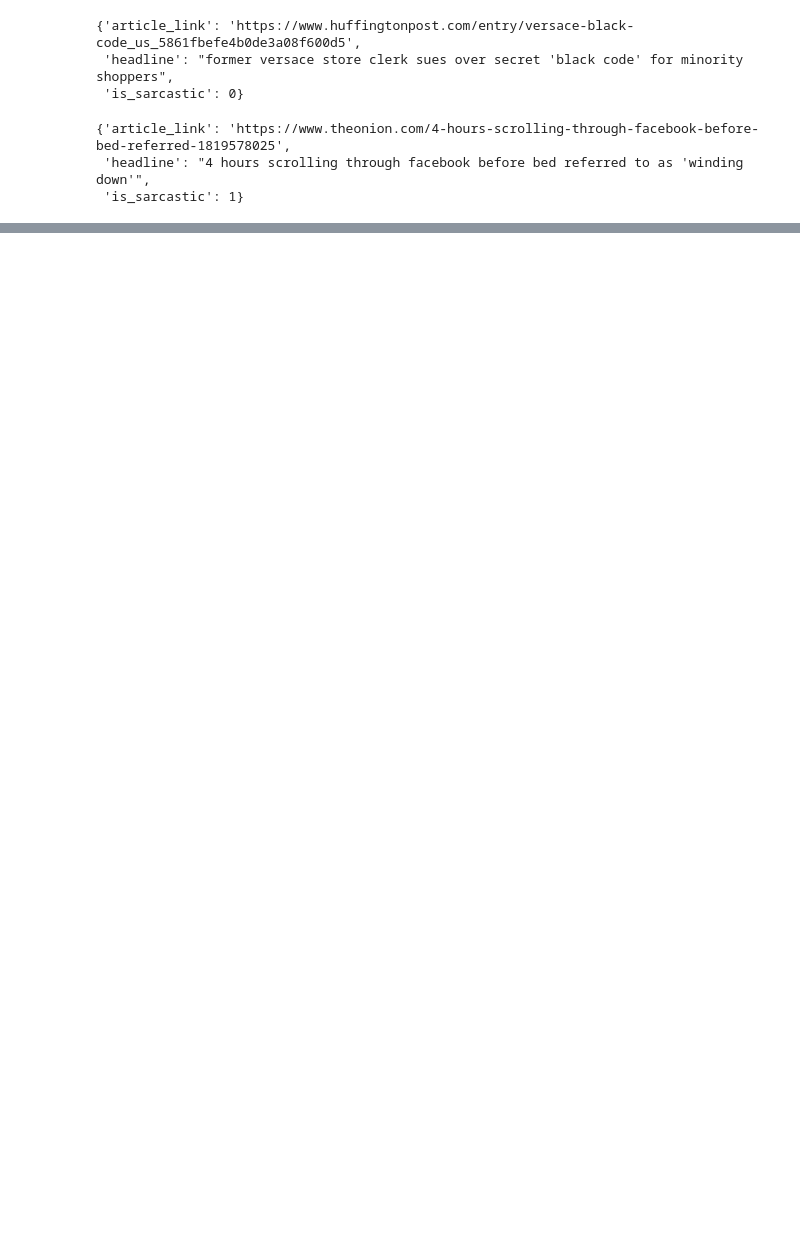
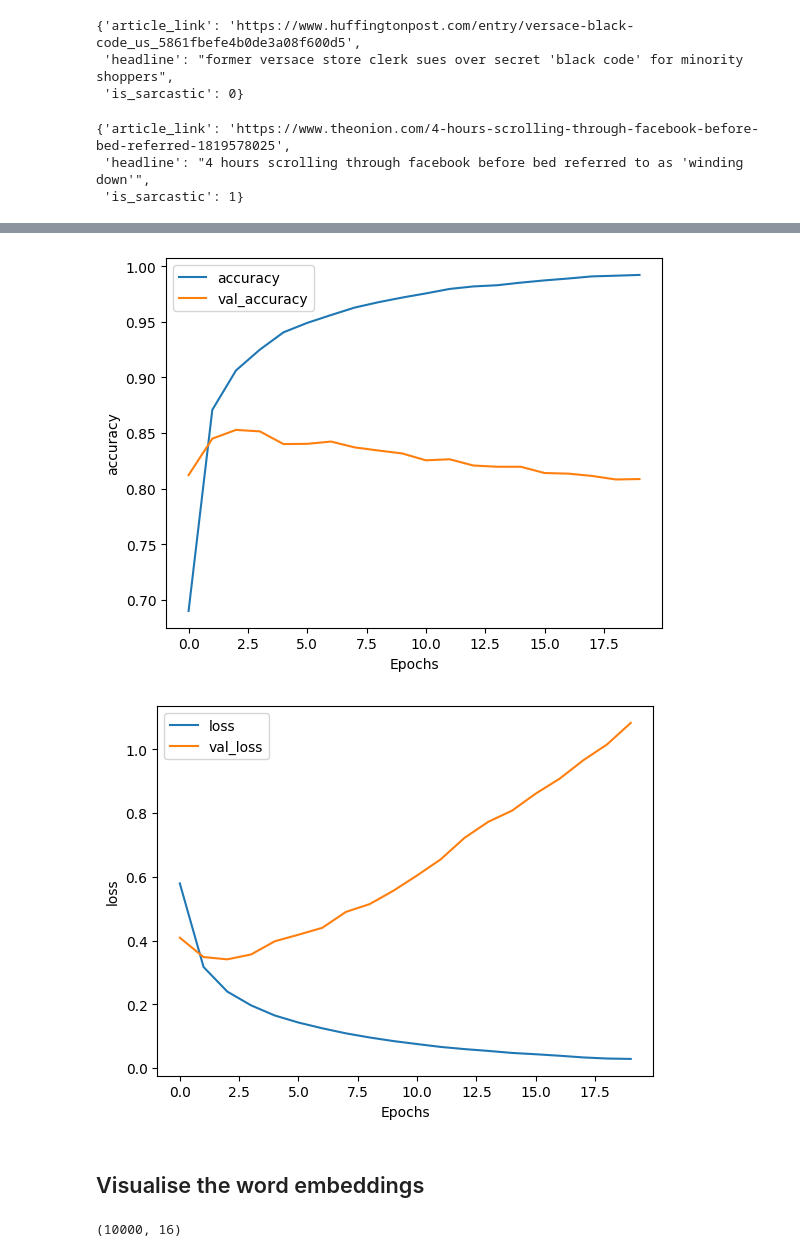
Before and after one commit to shielamms/Tensorflow-Notebooks, a Jupyter notebook: Text_Preprocessing_for_Sentiment_Analysis_in_TF.ipynb, the cells around one changed output, grey strips where cells are left out. Drawn from its saved outputs; the diff is of its cells as text; code cells hidden in the pictures; blank space fills up the shorter version.

Commit message:
added model with embeddings

```diff
--- a/Text_Preprocessing_for_Sentiment_Analysis_in_TF.ipynb
+++ b/Text_Preprocessing_for_Sentiment_Analysis_in_TF.ipynb
@@ -84,0 +91,8 @@ for entry in data:
+# %%
+train_split = 0.8
+train_size = int(train_split * len(sentences))
+
+train_sentences = sentences[:train_size]
+train_labels = labels[:train_size]
+test_sentences = sentences[train_size:]
+test_labels = labels[train_size:]
@@ -113,0 +174,9 @@ Padded sequence: [    0     0     0     0     0     0     0     0     0     0
+# %%
+model = tf.keras.Sequential([
+    tf.keras.layers.Embedding(max_vocab, embedding_dims, input_length=max_sequence_len),
+    tf.keras.layers.GlobalAveragePooling1D(),
+    tf.keras.layers.Dense(24, activation='relu'),
+    tf.keras.layers.Dense(1, activation='sigmoid')
+])
+
+model.summary()
@@ -113,0 +202,10 @@ Padded sequence: [    0     0     0     0     0     0     0     0     0     0
+# %%
+model.compile(loss='binary_crossentropy', optimizer='adam', metrics=['accuracy'])
+# %%
+EPOCHS = 20
+
+history = model.fit(train_padded,
+                    train_labels,
+                    epochs=EPOCHS,
+                    validation_data=(test_padded, test_labels),
+                    verbose=2)
@@ -113,0 +230,34 @@ Padded sequence: [    0     0     0     0     0     0     0     0     0     0
+# %%
+import matplotlib.pyplot as plt
+
+# Plot utility
+def plot_graphs(history, string):
+  plt.plot(history.history[string])
+  plt.plot(history.history['val_'+string])
+  plt.xlabel("Epochs")
+  plt.ylabel(string)
+  plt.legend([string, 'val_'+string])
+  plt.show()
+
+# Plot the accuracy and loss
+plot_graphs(history, "accuracy")
+plot_graphs(history, "loss")
+# %% [output]
+[figure, added]
+[figure, added]
+# %% [markdown]
+## Visualise the word embeddings
+# %%
+# Get the index-word dictionary
+reverse_word_index = tokenizer.index_word
+
+# Get the embedding layer from the model (i.e. first layer)
+embedding_layer = model.layers[0]
+
+# Get the weights of the embedding layer
+embedding_weights = embedding_layer.get_weights()[0]
+
+# Print the shape. Expected is (vocab_size, embedding_dim)
+print(embedding_weights.shape)
+# %% [output]
+(10000, 16)
```
Also changed, not shown: parts of 13 cells of this notebook.
